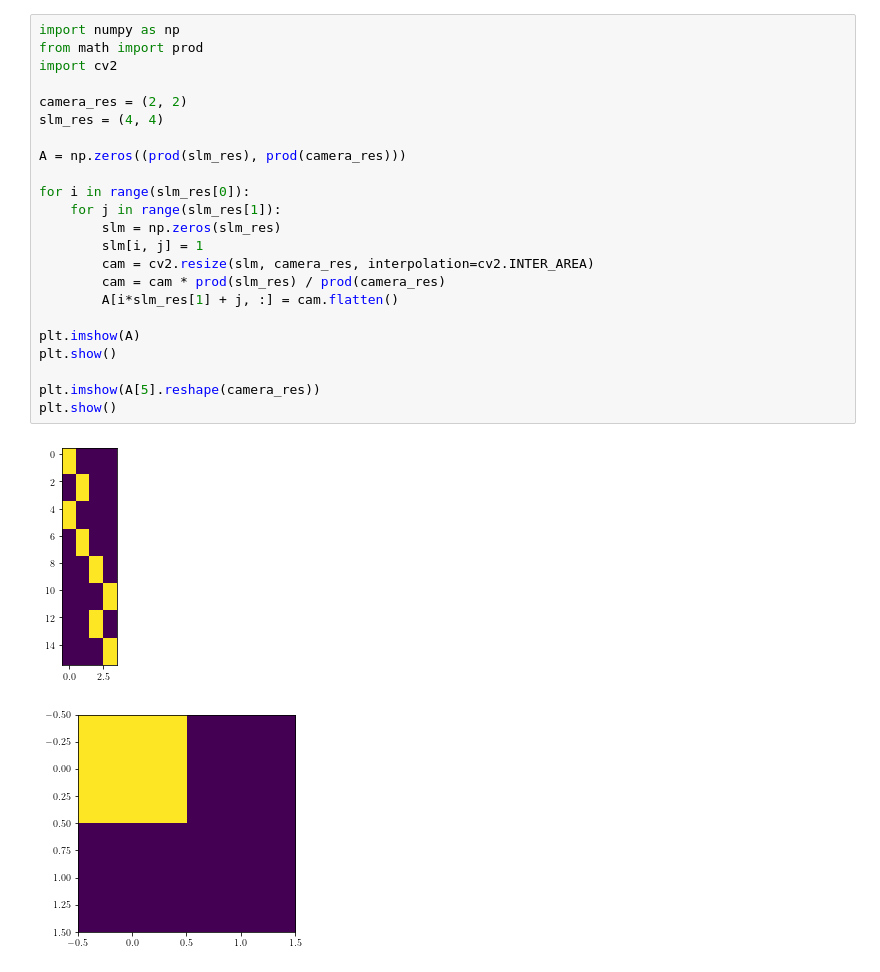
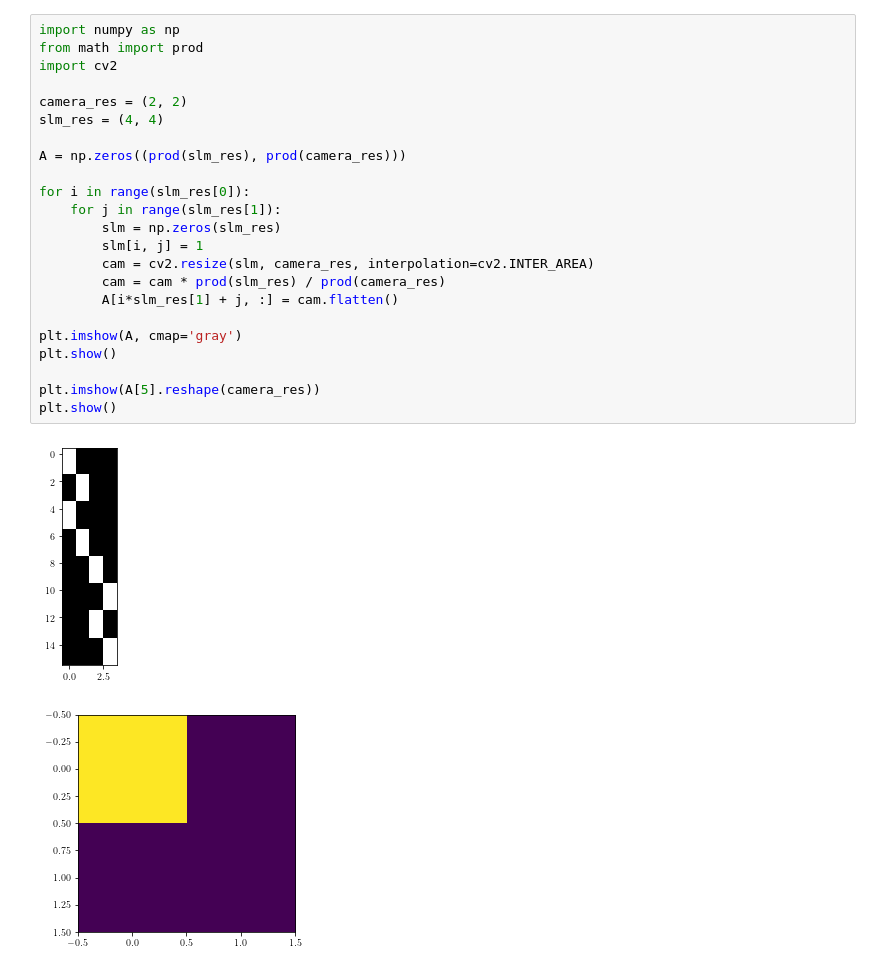
Before and after one commit to rstanuwijaya/jensen-lab-analysis, a Jupyter notebook: notebooks/newgdi.ipynb, the cells around one changed output. Saved outputs shown, nothing was run; the diff lists cells and outputs as text.

```diff
--- a/notebooks/newgdi.ipynb
+++ b/notebooks/newgdi.ipynb
@@ -62,26 +69,26 @@ plt.show()
 # %%
 import numpy as np
 from math import prod
 import cv2
 
 camera_res = (2, 2)
 slm_res = (4, 4)
 
 A = np.zeros((prod(slm_res), prod(camera_res)))
 
 for i in range(slm_res[0]):
     for j in range(slm_res[1]):
         slm = np.zeros(slm_res)
         slm[i, j] = 1
         cam = cv2.resize(slm, camera_res, interpolation=cv2.INTER_AREA)
         cam = cam * prod(slm_res) / prod(camera_res)
         A[i*slm_res[1] + j, :] = cam.flatten()
 
-plt.imshow(A)
+plt.imshow(A, cmap='gray')
 plt.show()
 
 plt.imshow(A[5].reshape(camera_res))
 plt.show()
 # %% [output]
-[figure, old version]
+[figure, new version]
 [figure]
```
Also changed, not shown: parts of 6 cells of this notebook, 1 other file.
